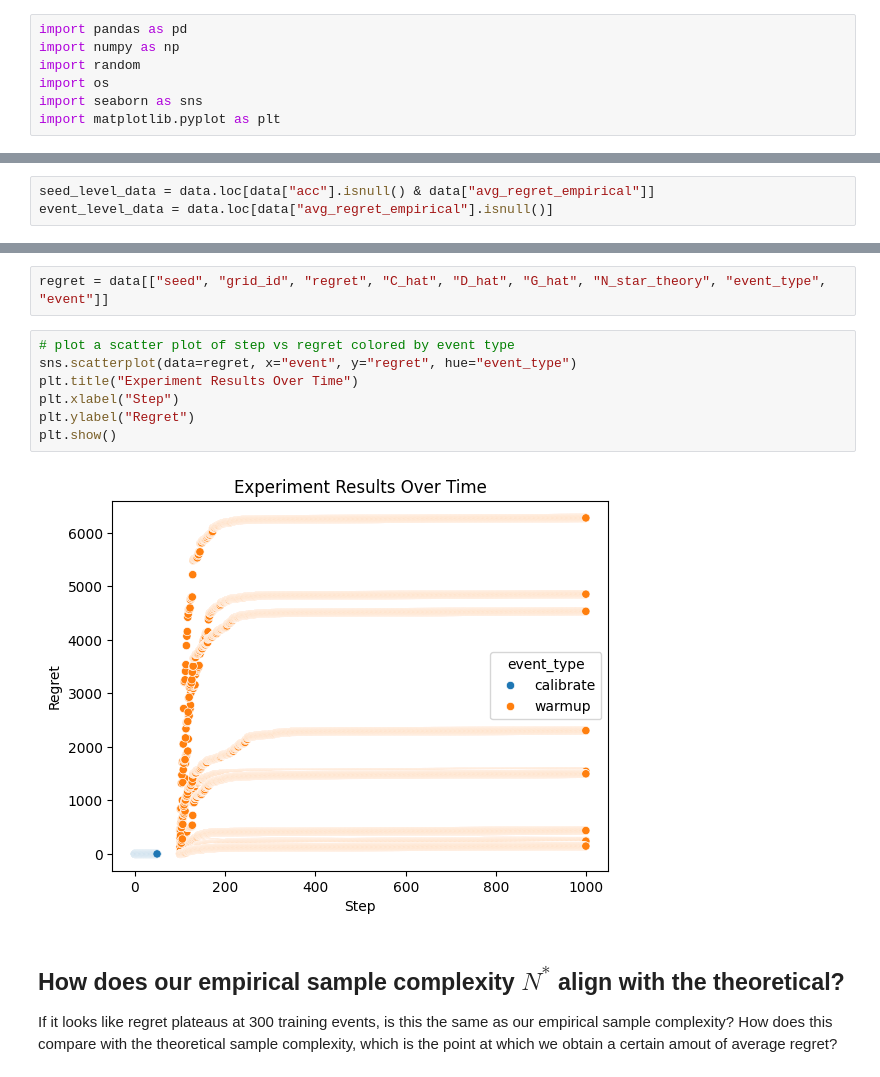
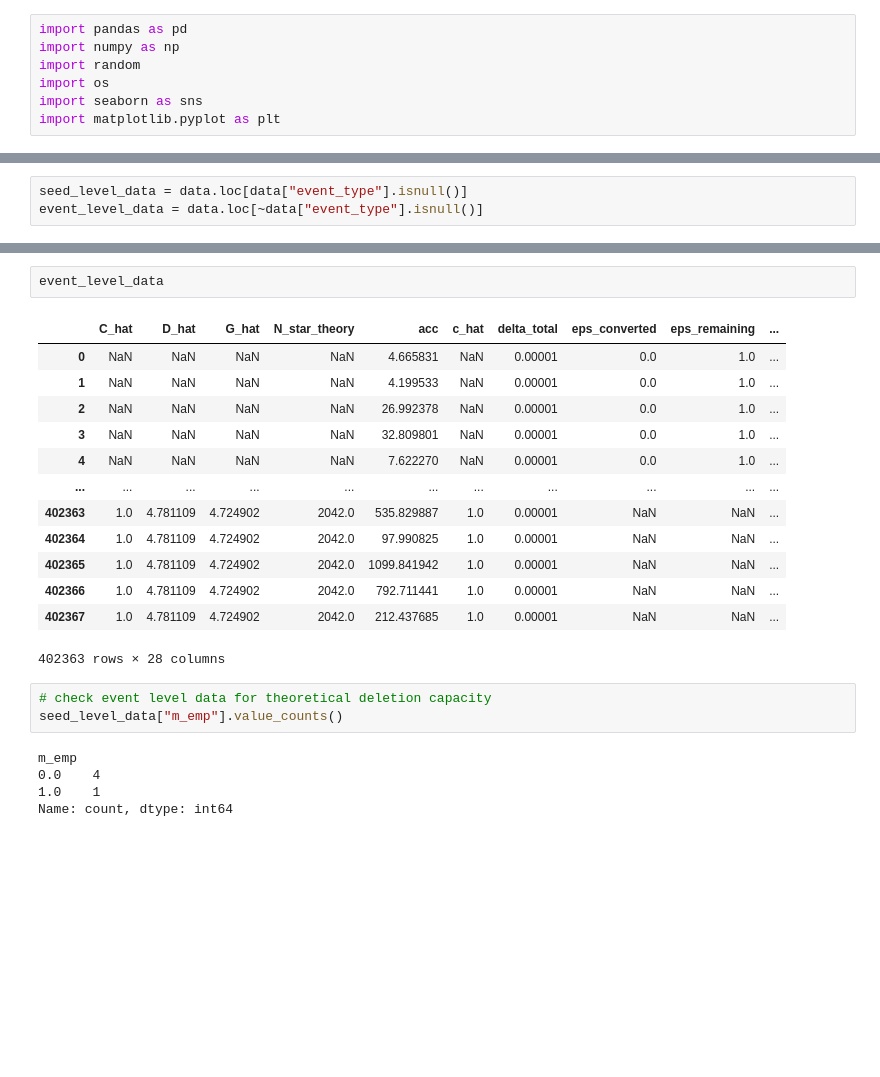
Before and after one commit to kennonstewart/unlearning-research-meta, a Jupyter notebook: experiments/deletion_capacity/results/analysis.ipynb, the cells around one changed output, grey strips where cells are left out. Cells and saved outputs as stored; diff of their text form; blank space fills up the shorter version.

```diff
--- a/experiments/deletion_capacity/results/analysis.ipynb
+++ b/experiments/deletion_capacity/results/analysis.ipynb
@@ -56,3 +77,3 @@ Name: count, dtype: int64
 # %%
-seed_level_data = data.loc[data["acc"].isnull() & data["avg_regret_empirical"]]
-event_level_data = data.loc[data["avg_regret_empirical"].isnull()]
+seed_level_data = data.loc[data["event_type"].isnull()]
+event_level_data = data.loc[~data["event_type"].isnull()]
@@ -73,15 +80,24 @@ At first the data increases pretty steeply, but then tapers off around 200 train
-# %%
-regret = data[["seed", "grid_id", "regret", "C_hat", "D_hat", "G_hat", "N_star_theory", "event_type", "event"]]
-# %%
-# plot a scatter plot of step vs regret colored by event type
-sns.scatterplot(data=regret, x="event", y="regret", hue="event_type")
-plt.title("Experiment Results Over Time")
-plt.xlabel("Step")
-plt.ylabel("Regret")
-plt.show()
-# %% [output]
-[figure, removed]
-# %% [markdown]
-## How does our empirical sample complexity $N^{*}$ align with the theoretical?
-
-If it looks like regret plateaus at 300 training events, is this the same as our empirical sample complexity? How does this compare with the theoretical sample complexity, which is the point at which we obtain a certain amout of average regret?
+# %%
+event_level_data
+# %% [output]
+|  | C_hat | D_hat | G_hat | N_star_theory | acc | c_hat | delta_total | eps_converted | eps_remaining | ... |
+| 0 | NaN | NaN | NaN | NaN | 4.665831 | NaN | 0.00001 | 0.0 | 1.0 | ... |
+| 1 | NaN | NaN | NaN | NaN | 4.199533 | NaN | 0.00001 | 0.0 | 1.0 | ... |
+| 2 | NaN | NaN | NaN | NaN | 26.992378 | NaN | 0.00001 | 0.0 | 1.0 | ... |
+| 3 | NaN | NaN | NaN | NaN | 32.809801 | NaN | 0.00001 | 0.0 | 1.0 | ... |
+| 4 | NaN | NaN | NaN | NaN | 7.622270 | NaN | 0.00001 | 0.0 | 1.0 | ... |
+| ... | ... | ... | ... | ... | ... | ... | ... | ... | ... | ... |
+| 402363 | 1.0 | 4.781109 | 4.724902 | 2042.0 | 535.829887 | 1.0 | 0.00001 | NaN | NaN | ... |
+| 402364 | 1.0 | 4.781109 | 4.724902 | 2042.0 | 97.990825 | 1.0 | 0.00001 | NaN | NaN | ... |
+| 402365 | 1.0 | 4.781109 | 4.724902 | 2042.0 | 1099.841942 | 1.0 | 0.00001 | NaN | NaN | ... |
+| 402366 | 1.0 | 4.781109 | 4.724902 | 2042.0 | 792.711441 | 1.0 | 0.00001 | NaN | NaN | ... |
+| 402367 | 1.0 | 4.781109 | 4.724902 | 2042.0 | 212.437685 | 1.0 | 0.00001 | NaN | NaN | ... |
+402363 rows × 28 columns
+# %%
+# check event level data for theoretical deletion capacity
+seed_level_data["m_emp"].value_counts()
+# %% [output]
+m_emp
+0.0    4
+1.0    1
+Name: count, dtype: int64
```
Also changed, not shown: parts of 14 cells of this notebook, 21 other files.
